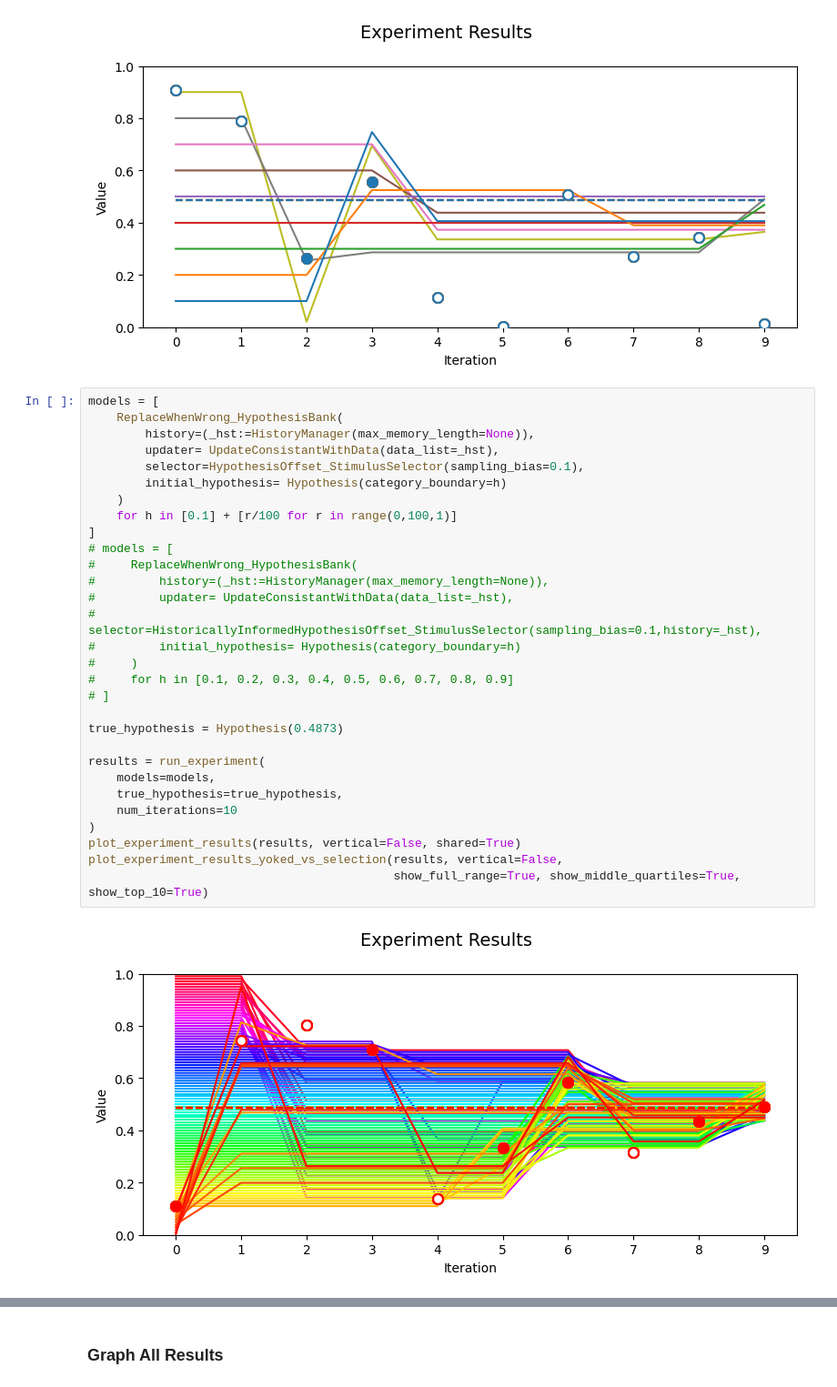
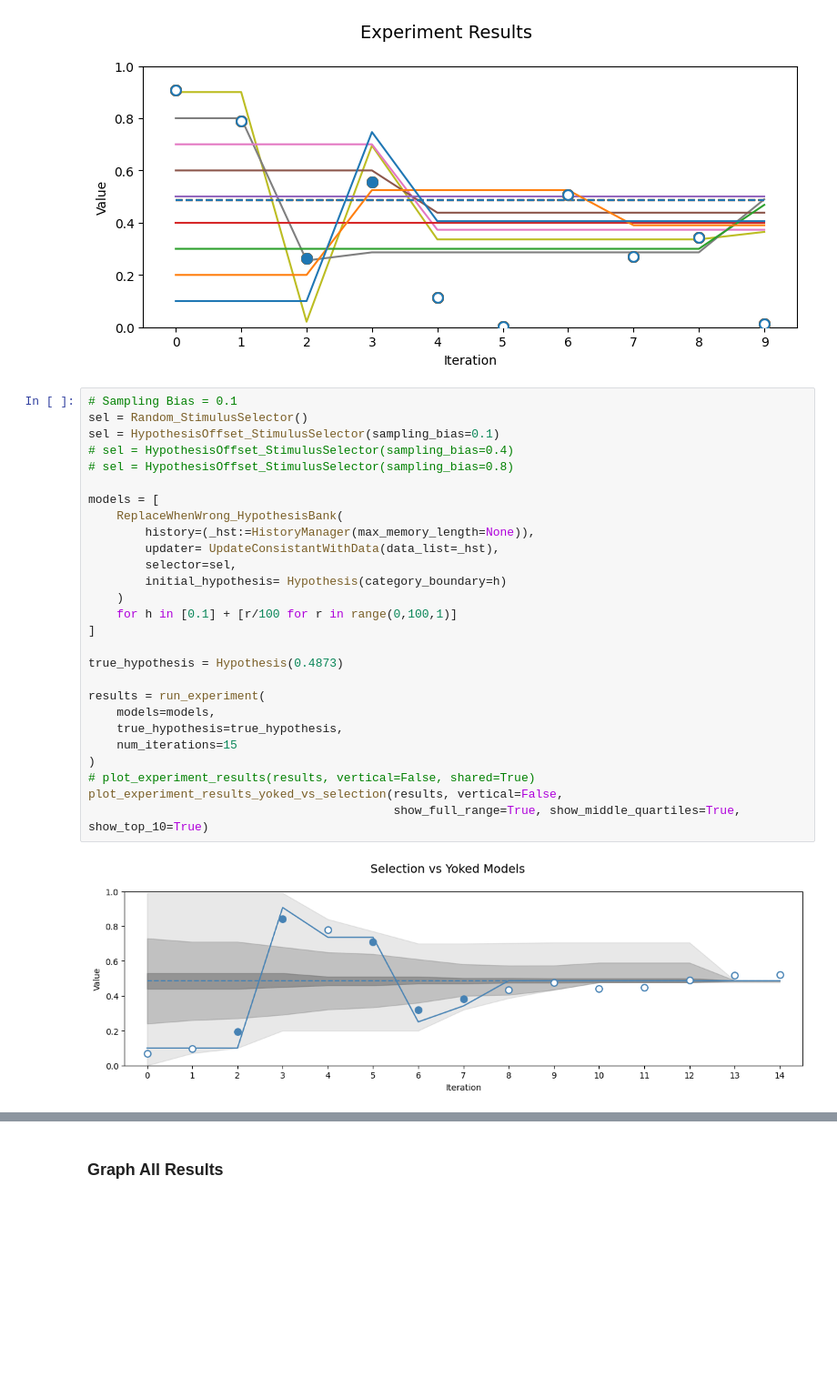
Before and after one commit to rhit-mierowir/SequentialHypothesisTestingModel, a Jupyter notebook: src/run_model.ipynb, the cells around one changed output, grey strips where cells are left out. Shown at 91% size. Saved outputs shown, nothing was run; the diff lists cells and outputs as text; blank space fills up the shorter version.

Commit message:
finished creating a bunch of visualizations, primarily to analyze experiment results.

```diff
--- a/src/run_model.ipynb
+++ b/src/run_model.ipynb
@@ -616,34 +615,31 @@ plot_experiment_results(results, vertical=False, shared=True)
 # %% [output]
 [figure]
 # %%
+# Sampling Bias = 0.1
+sel = Random_StimulusSelector()
+sel = HypothesisOffset_StimulusSelector(sampling_bias=0.1)
+# sel = HypothesisOffset_StimulusSelector(sampling_bias=0.4)
+# sel = HypothesisOffset_StimulusSelector(sampling_bias=0.8)
+
 models = [
     ReplaceWhenWrong_HypothesisBank(
         history=(_hst:=HistoryManager(max_memory_length=None)),
         updater= UpdateConsistantWithData(data_list=_hst),
-        selector=HypothesisOffset_StimulusSelector(sampling_bias=0.1),
+        selector=sel,
         initial_hypothesis= Hypothesis(category_boundary=h)
     )
     for h in [0.1] + [r/100 for r in range(0,100,1)]
 ]
-# models = [
-#     ReplaceWhenWrong_HypothesisBank(
-#         history=(_hst:=HistoryManager(max_memory_length=None)),
-#         updater= UpdateConsistantWithData(data_list=_hst),
-#         selector=HistoricallyInformedHypothesisOffset_StimulusSelector(sampling_bias=0.1,history=_hst),
-#         initial_hypothesis= Hypothesis(category_boundary=h)
-#     )
-#     for h in [0.1, 0.2, 0.3, 0.4, 0.5, 0.6, 0.7, 0.8, 0.9]
-# ]
 
 true_hypothesis = Hypothesis(0.4873)
 
 results = run_experiment(
     models=models,
     true_hypothesis=true_hypothesis,
-    num_iterations=10
+    num_iterations=15
 )
-plot_experiment_results(results, vertical=False, shared=True)
+# plot_experiment_results(results, vertical=False, shared=True)
 plot_experiment_results_yoked_vs_selection(results, vertical=False,
                                            show_full_range=True, show_middle_quartiles=True, show_top_10=True)
 # %% [output]
-[figure, old version]
+[figure, new version]
```
Also changed, not shown: parts of 4 cells of this notebook, 1 other file.
